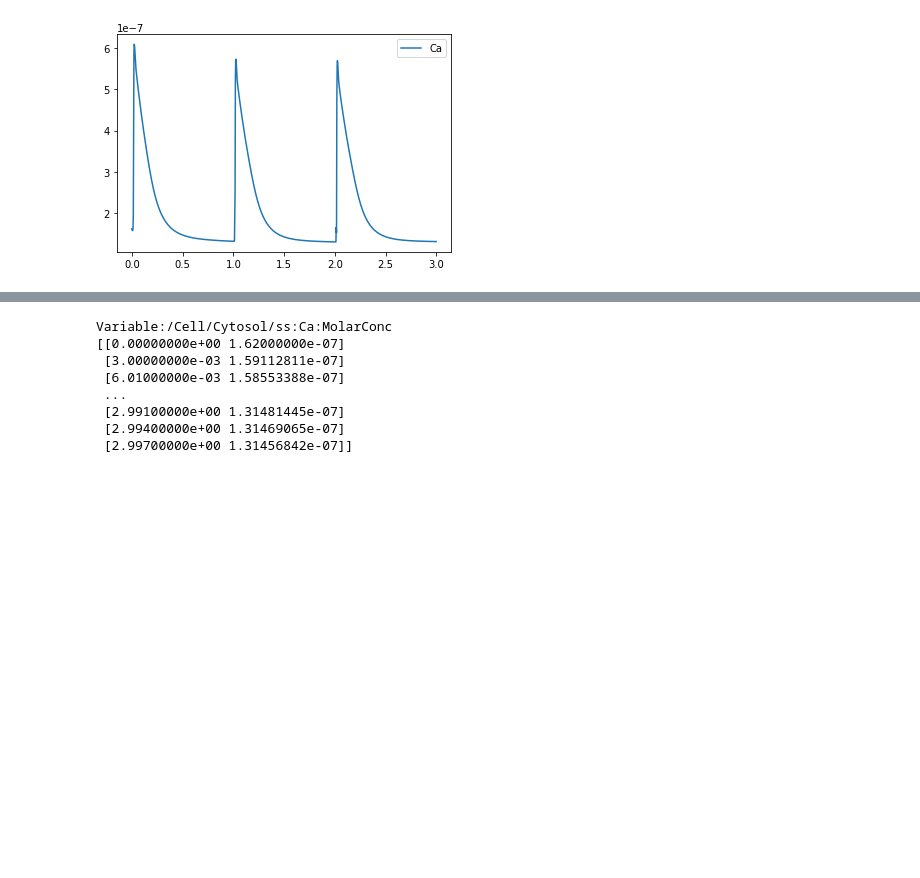
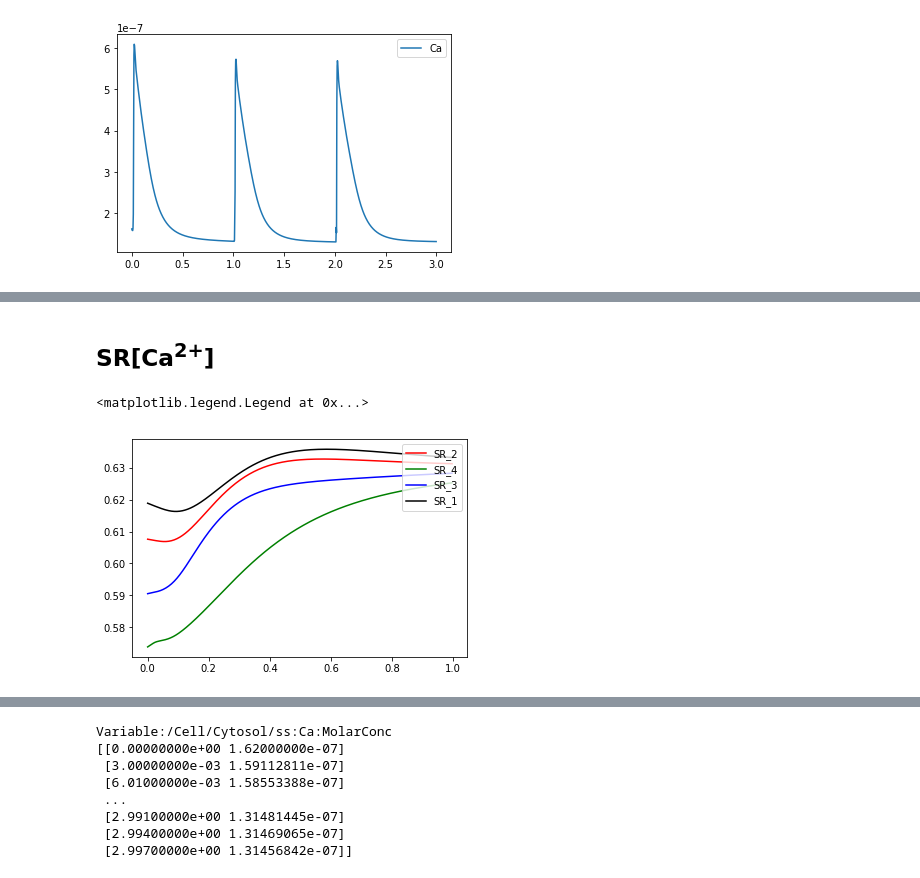
Before and after one commit to nonoko-1015/CardiacMyocytes-Koivumaki_2011, a Jupyter notebook: Koivumaki-2011.ipynb, the cells around one changed output, grey strips where cells are left out. Saved outputs shown, nothing was run; the diff lists cells and outputs as text; code cells hidden in the pictures; blank space fills up the shorter version.

```diff
--- a/Koivumaki-2011.ipynb
+++ b/Koivumaki-2011.ipynb
@@ -218,0 +294,27 @@ plt.legend( loc = 'upper right' )
+# %% [markdown]
+## SR[Ca<sup>2+</sup>]
+# %%
+FullPNs_for_plot = [
+    'Variable:/Cell/SR_4:Ca:MolarConc',
+    'Variable:/Cell/SR_3:Ca:MolarConc',
+    'Variable:/Cell/SR_2:Ca:MolarConc',
+    'Variable:/Cell/SR_1:Ca:MolarConc',
+]
+
+plot_colors = dict(
+    SR_1 = 'black',
+    SR_2 = 'red',
+    SR_3 = 'blue',
+    SR_4 = 'green',
+)
+
+plt.figure()
+for FullPN, d in Data_dict.items():
+    if FullPN in FullPNs_for_plot:
+        name = FullPN.split(':')[ 1 ].split('/')[-1]
+        plt.plot( d[ :333, 0 ], d[ :333, 1 ] * 1000., label = name, color = plot_colors[ name ] )
+
+plt.legend( loc = 'upper right' )
+# %% [output]
+<matplotlib.legend.Legend at 0x...>
+[figure, added]
```
Also changed, not shown: parts of 15 cells of this notebook.
